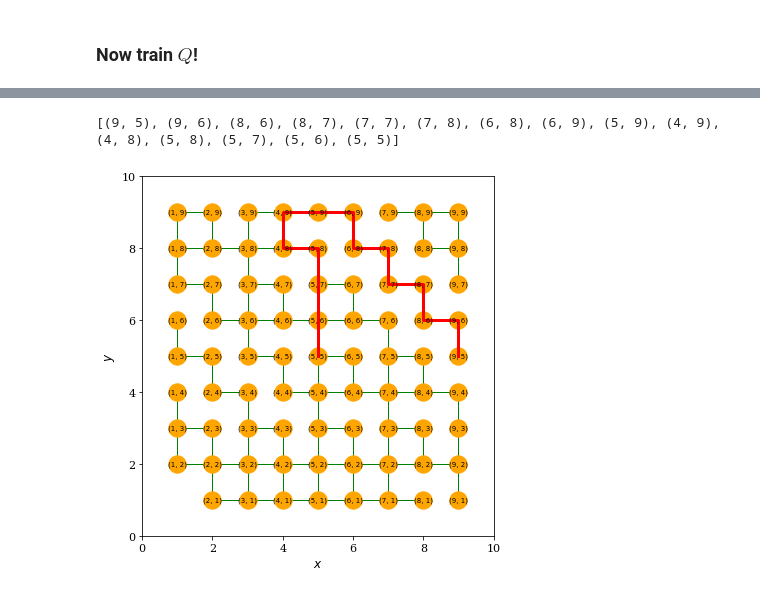
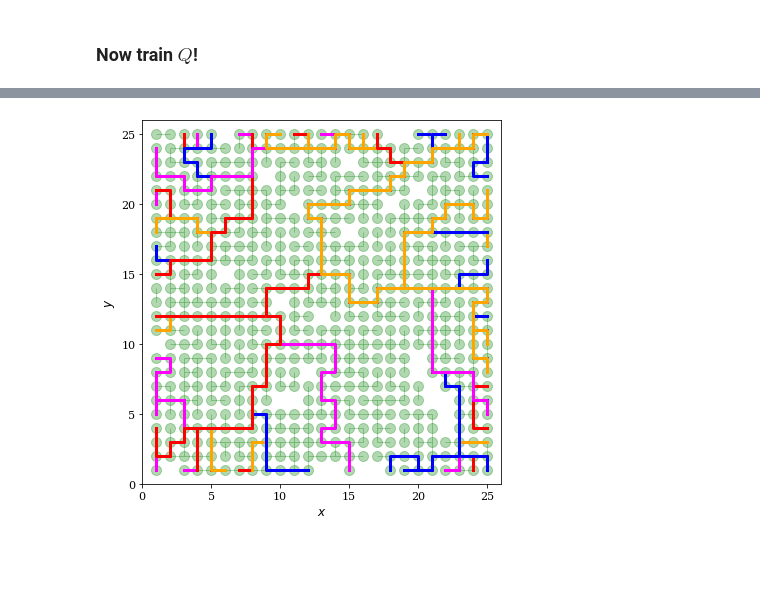
Before and after one commit to hbprosper/mlpracticum, a Jupyter notebook: 04_reinforcement_learning.ipynb, the cells around one changed output, grey strips where cells are left out. Cells and saved outputs as stored; diff of their text form; code cells hidden in the pictures; blank space fills up the shorter version.

```diff
--- a/04_reinforcement_learning.ipynb
+++ b/04_reinforcement_learning.ipynb
@@ -201,3 +211,5 @@ target_state = (5, 5)
+# %%
+target_state = (25, 25)
 # %% [markdown]
 ### Model environment
 The states of the environment, itself modeled by the class *Environment*, are modeled as tuples $(x, y)$ with different integer values for the attributes $x$ and $y$. An action, $a$, is a mapping $a: (x, y) \rightarrow (x^\prime, y^\prime)$ in which the attributes $x, x^\prime$ and $y, y^\prime$ differ, at most, by one unit. The environment class exports a few useful methods, such as *neighbors$(s)$* which returns, in a list, the nearest neighbor states connected to state $s$. Given the pair $(s, a)$, the environment returns the value of the immediate award $R(s, a)$ as well as the next state of the environment $s^\prime$. Note, since in this example, $R(s, a)$ depends on $s^*$, the environment needs to be made aware of the desired target state $s^*$.
@@ -532,10 +538,18 @@ plot_scores(Q.scores)
-# %%
-start= (9,5)
-path = Q.get_path(start)
-print(path)
-plot_graph(graph,
-           path=path,
-           filename='04_maze_%d_%d.png' % start)
-# %% [output]
-[(9, 5), (9, 6), (8, 6), (8, 7), (7, 7), (7, 8), (6, 8), (6, 9), (5, 9), (4, 9), (4, 8), (5, 8), (5, 7), (5, 6), (5, 5)]
-[figure, removed]
+# %%
+paths= []
+for start in graph:
+    if start == target_state: continue
+
+    x, y = start
+    boundary = (x==1) or (x==N) or (y==1) or (y==N)
+    if not boundary: continue
+
+    path = Q.get_path(start)
+    if len(path) == 0: continue
+    paths.append(path)
+
+plot_graph(graph,
+           paths=paths,
+           filename='04_maze.png')
+# %% [output]
+[figure, added]
```
Also changed, not shown: parts of 9 cells of this notebook, 1 other file.
